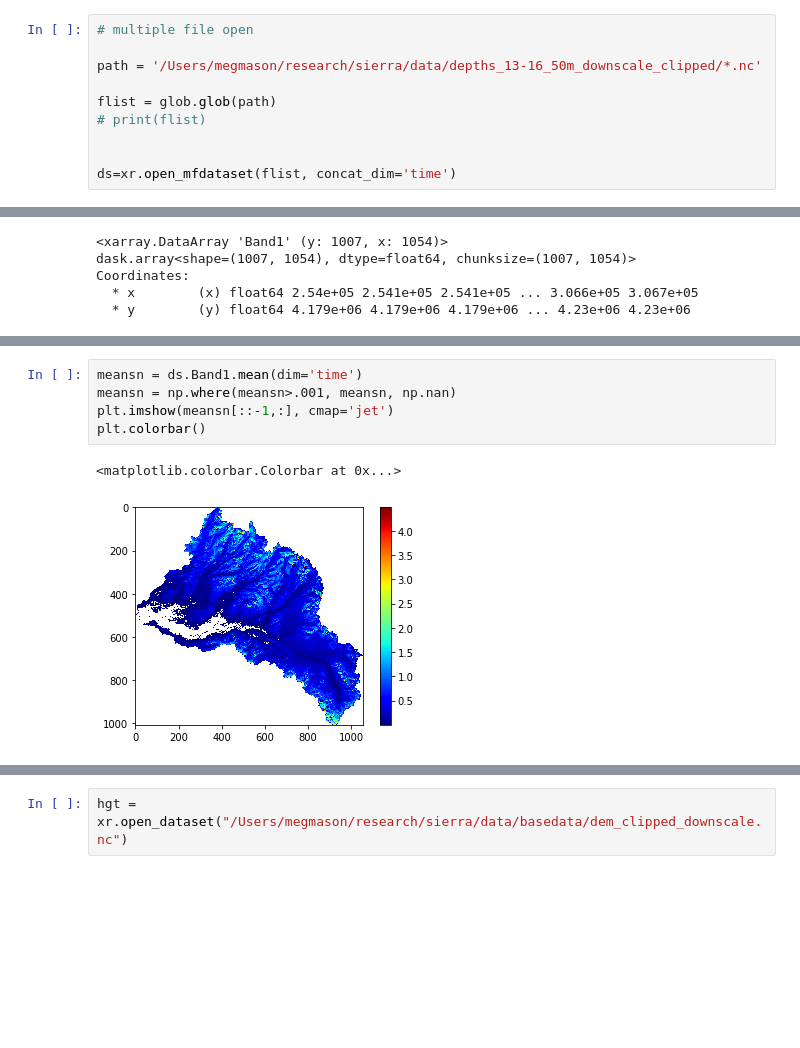
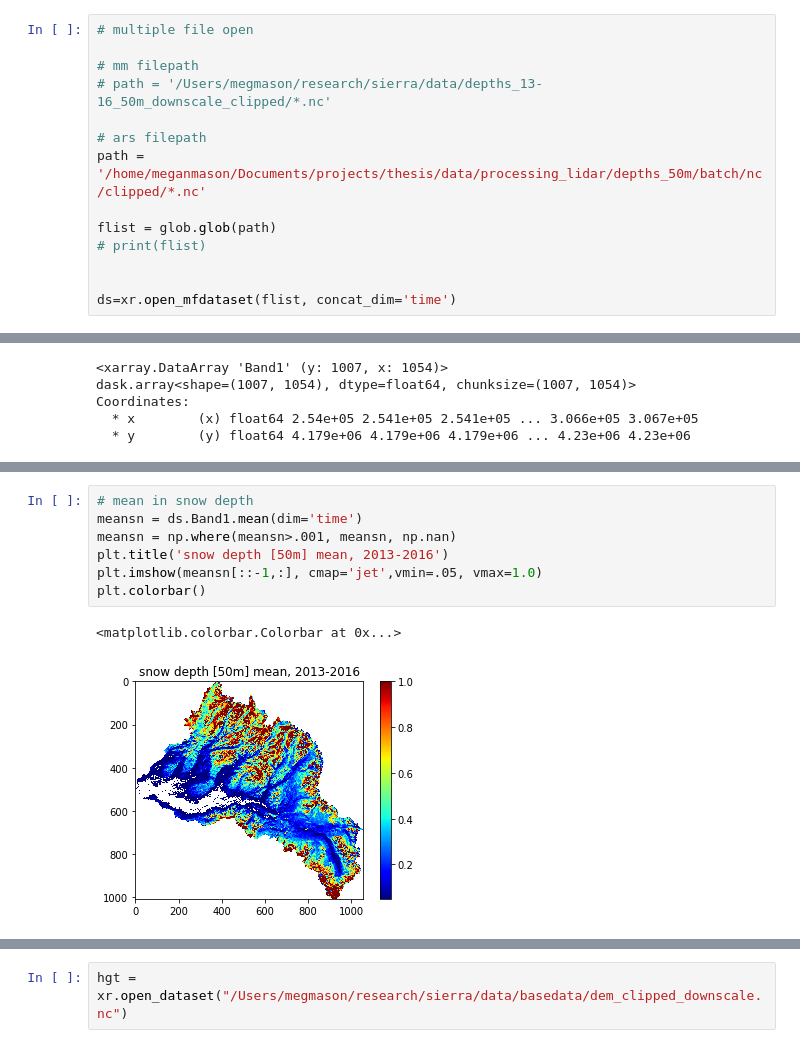
Before and after one commit to meganmason/jlabs, a Jupyter notebook: xr_trial_wr.ipynb, the cells around one changed output, grey strips where cells are left out. Cells and saved outputs as stored; diff of their text form; blank space fills up the shorter version.

```diff
--- a/xr_trial_wr.ipynb
+++ b/xr_trial_wr.ipynb
@@ -45,7 +49,11 @@ Coordinates:
 # %%
 # multiple file open
 
-path = '/Users/megmason/research/sierra/data/depths_13-16_50m_downscale_clipped/*.nc'
+# mm filepath
+# path = '/Users/megmason/research/sierra/data/depths_13-16_50m_downscale_clipped/*.nc'
+
+# ars filepath
+path = '/home/meganmason/Documents/projects/thesis/data/processing_lidar/depths_50m/batch/nc/clipped/*.nc'
 
 flist = glob.glob(path)
 # print(flist)
@@ -101,8 +143,10 @@ plt.colorbar()
 # %%
+# mean in snow depth
 meansn = ds.Band1.mean(dim='time')
 meansn = np.where(meansn>.001, meansn, np.nan)
-plt.imshow(meansn[::-1,:], cmap='jet')
+plt.title('snow depth [50m] mean, 2013-2016')
+plt.imshow(meansn[::-1,:], cmap='jet',vmin=.05, vmax=1.0)
 plt.colorbar()
 # %% [output]
 <matplotlib.colorbar.Colorbar at 0x...>
-[figure, old version]
+[figure, new version]
```
Also changed, not shown: parts of 7 cells of this notebook, 2 other files.
